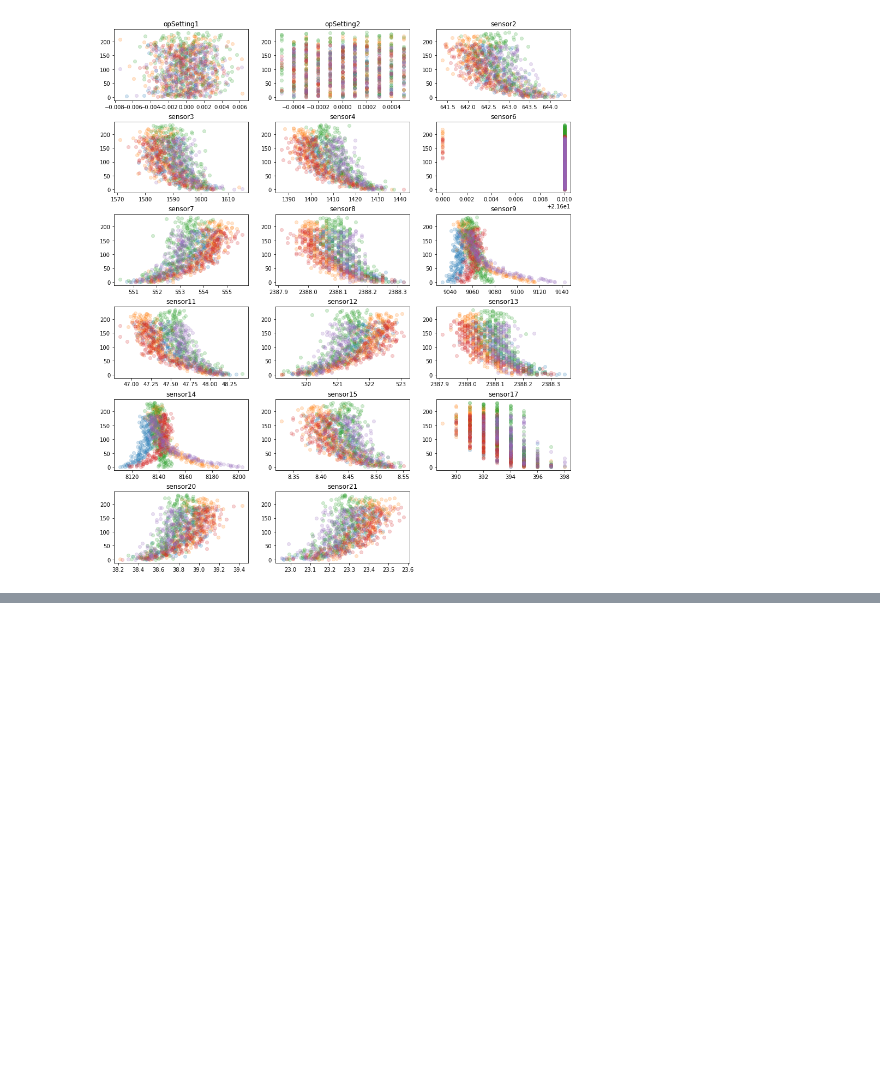
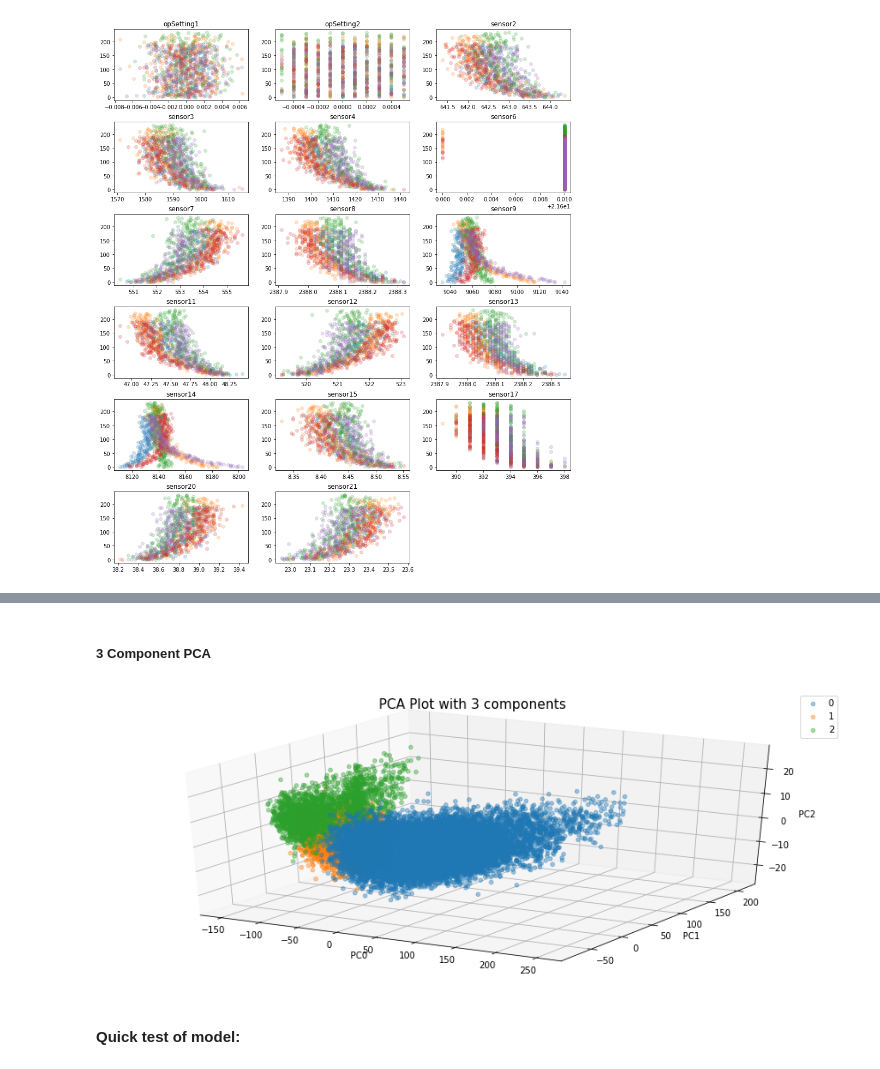
Before and after one commit to j-greggazz/Kaggle, a Jupyter notebook: Predictive Maintenance/notebooks/NASA Turbofan engine degradation analysis.ipynb, the cells around one changed output, grey strips where cells are left out. Saved outputs shown, nothing was run; the diff lists cells and outputs as text; code cells hidden in the pictures; blank space fills up the shorter version.

```diff
--- a/Predictive Maintenance/notebooks/NASA Turbofan engine degradation analysis.ipynb
+++ b/Predictive Maintenance/notebooks/NASA Turbofan engine degradation analysis.ipynb
@@ -230,0 +284,2 @@ plt.subplots_adjust(left=None, bottom=None, right=None, top=None, wspace=None, h
+# %%
+train.drop(['sensor6'], axis = 1, inplace = True)
@@ -230,0 +373,20 @@ plt.subplots_adjust(left=None, bottom=None, right=None, top=None, wspace=None, h
+# %% [markdown]
+##### 3 Component PCA
+# %%
+f = plt.figure(figsize=(15,6))
+ax = f.add_subplot(111, projection='3d')
+
+for failure_grade in df.FailureGrade.unique():
+    df_ = df[df.FailureGrade == failure_grade]
+    ax.scatter(df_.PC0, df_.PC1, df_.PC2, marker='o', label = str(failure_grade), alpha = 0.4)
+
+ax.set_xlabel('PC0')
+ax.set_ylabel('PC1')
+ax.set_zlabel('PC2')
+plt.legend()
+plt.title('PCA Plot with 3 components', fontsize = 15)
+plt.show()
+# %% [output]
+[figure, added]
+# %% [markdown]
+#### Quick test of model:
```
Also changed, not shown: parts of 31 cells of this notebook.
